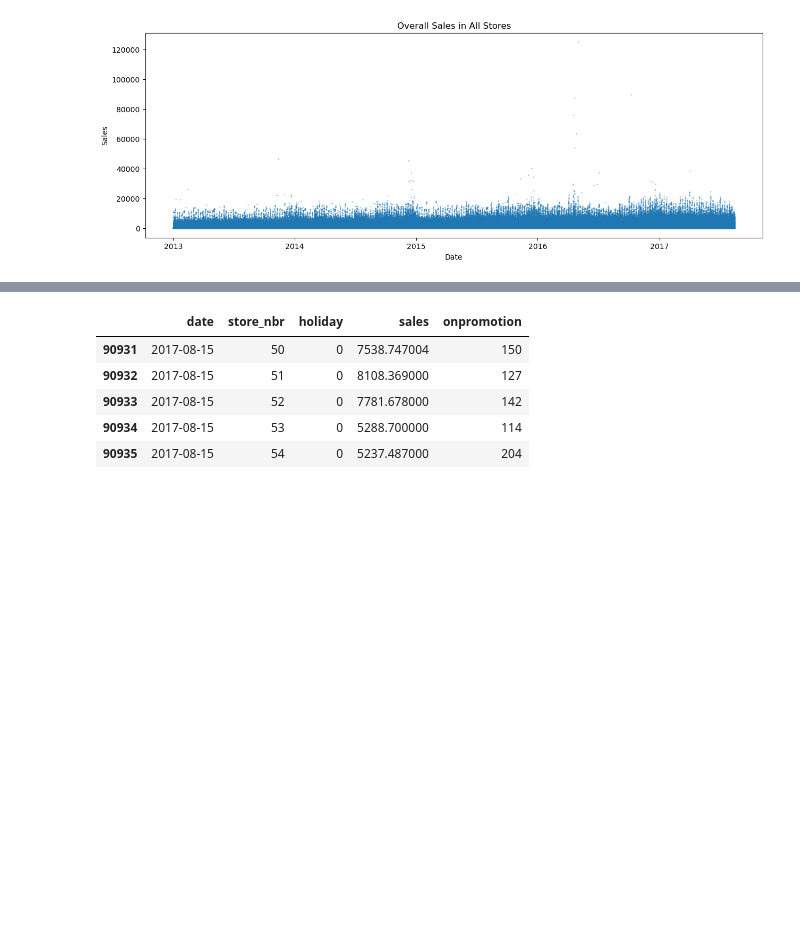
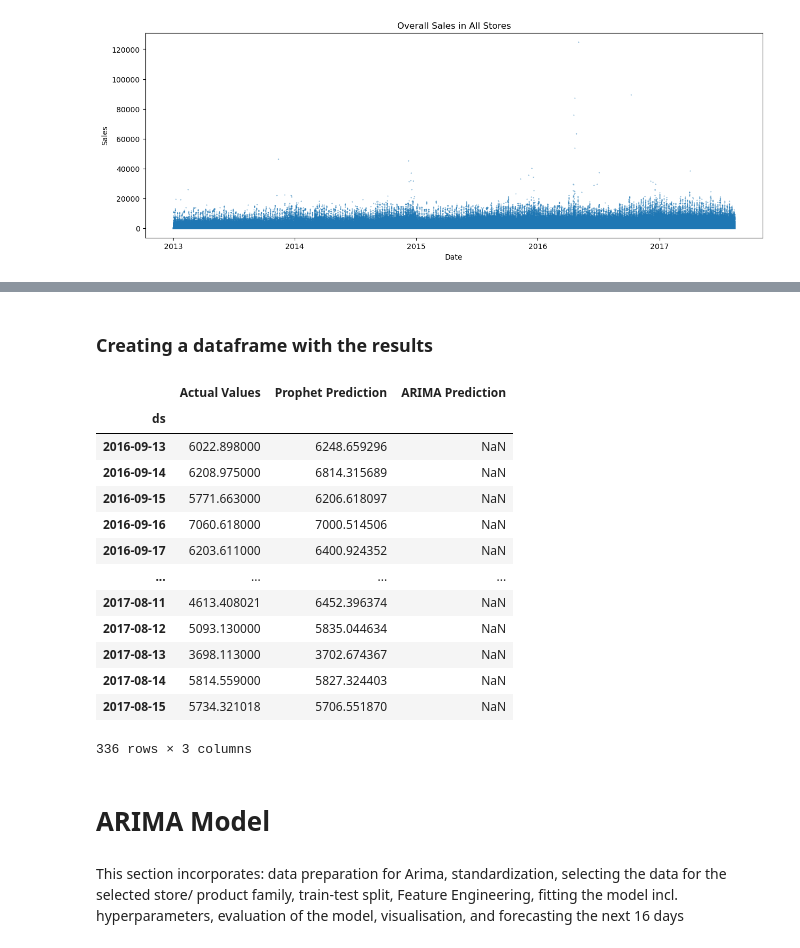
Before and after one commit to MastanehNikroo/SalesForecast, a Jupyter notebook: datachallenge.ipynb, the cells around one changed output, grey strips where cells are left out. Saved outputs shown, nothing was run; the diff lists cells and outputs as text; code cells hidden in the pictures; blank space fills up the shorter version.

```diff
--- a/datachallenge.ipynb
+++ b/datachallenge.ipynb
@@ -267,26 +290,38 @@ ARIMA
+# %% [markdown]
+### Creating a dataframe with the results
 # %%
-# creating a dataframe with the results
-results = pd.DataFrame({
-    'y_test': test['y'],
-    'yhat_fcst': prediction['yhat']
-})
-results.loc[-1] = ['Actual Data', 'Prophet  Prediction']
-results.index = results.index + 1
-results = results.sort_index()
-results.loc[len(results)] = ['Actual Data', 'ARIMA Prediction']
+test_prophet.index = test_prophet['ds']
+prediction_prophet.index = test_prophet['ds']
+results_df = pd.DataFrame(columns=['Actual Values', 'Prophet Prediction','ARIMA Prediction'])
+
+results_df['Actual Values'] = test_prophet['y']
+results_df['Prophet Prediction']= prediction_prophet['yhat']
+results_df
+# %% [output]
+|  | Actual Values | Prophet Prediction | ARIMA Prediction |
+| ds |  |  |  |
+| 2016-09-13 | 6022.898000 | 6248.659296 | NaN |
+| 2016-09-14 | 6208.975000 | 6814.315689 | NaN |
+| 2016-09-15 | 5771.663000 | 6206.618097 | NaN |
+| 2016-09-16 | 7060.618000 | 7000.514506 | NaN |
+| 2016-09-17 | 6203.611000 | 6400.924352 | NaN |
+| ... | ... | ... | ... |
+| 2017-08-11 | 4613.408021 | 6452.396374 | NaN |
+| 2017-08-12 | 5093.130000 | 5835.044634 | NaN |
+| 2017-08-13 | 3698.113000 | 3702.674367 | NaN |
+| 2017-08-14 | 5814.559000 | 5827.324403 | NaN |
+| 2017-08-15 | 5734.321018 | 5706.551870 | NaN |
+336 rows × 3 columns
+# %% [markdown]
+# ARIMA Model
+# %% [markdown]
+This section incorporates: data preparation for Arima, standardization, selecting the data for the selected store/ product family, train-test split, Feature Engineering, fitting the model incl. hyperparameters, evaluation of the model, visualisation, and forecasting the next 16 days
 # %%
-# Encoding categorical variables into numerical values
-# df_arima = pd.get_dummies(data, columns=['family'], prefix='Category')
-
 # creating one row for each date-store
 # put all the family of products in one row, group by the remainder of the features.
-df_arima = data.groupby(['date', 'store_nbr', 'holiday'])['sales', 'onpromotion'].sum().reset_index()
-df_arima.tail()
+df= data.drop(columns=['family'])
+df= df.groupby(['date', 'store_nbr', 'holiday'])[['sales', 'onpromotion']].sum().reset_index()
+#  [1] can be replaced by any store number to see the result for that stores
+store = 1
+df_arima_per_store = df[df['store_nbr'] == store]
-# %% [output]
-|  | date | store_nbr | holiday | sales | onpromotion |
-| 90931 | 2017-08-15 | 50 | 0 | 7538.747004 | 150 |
-| 90932 | 2017-08-15 | 51 | 0 | 8108.369000 | 127 |
-| 90933 | 2017-08-15 | 52 | 0 | 7781.678000 | 142 |
-| 90934 | 2017-08-15 | 53 | 0 | 5288.700000 | 114 |
-| 90935 | 2017-08-15 | 54 | 0 | 5237.487000 | 204 |
 # %%
```
Also changed, not shown: parts of 39 cells of this notebook.
